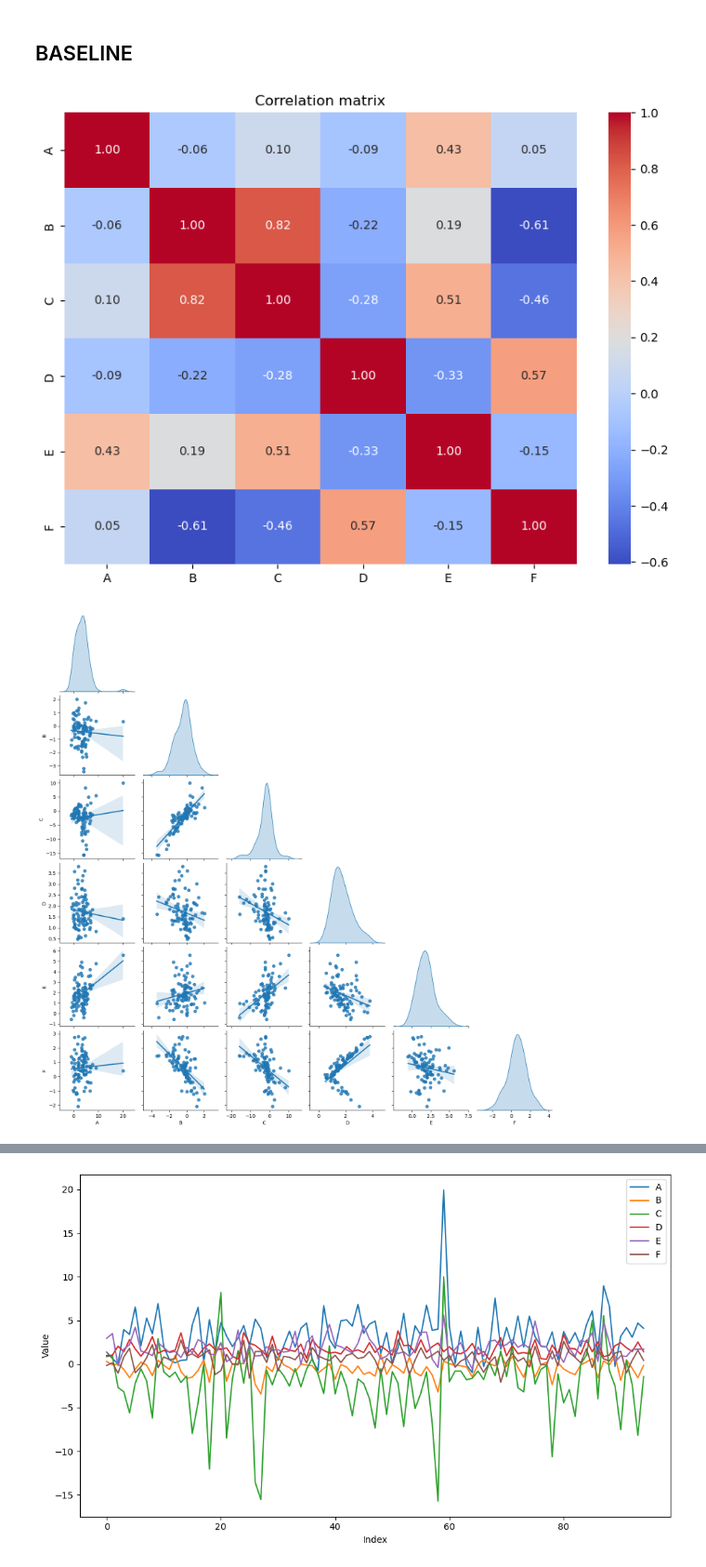
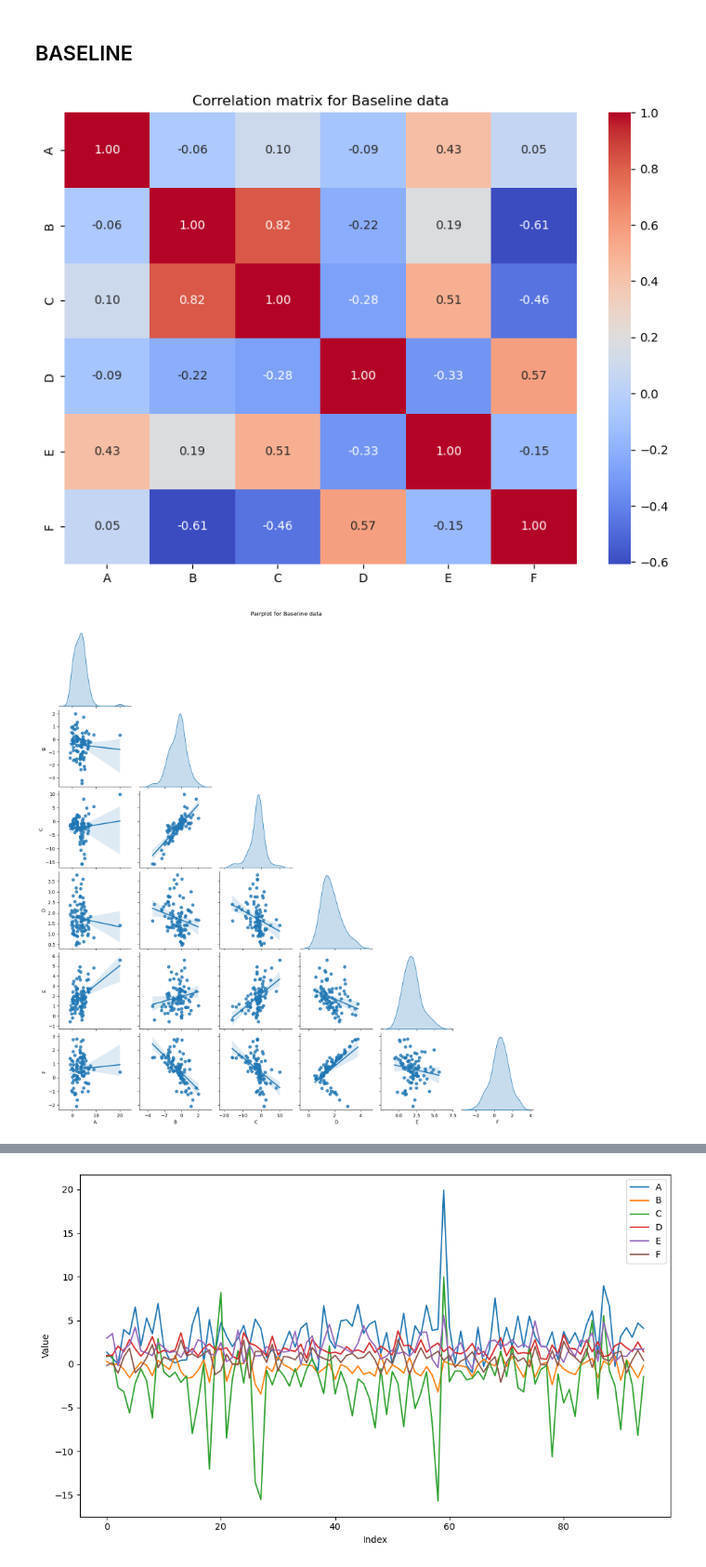
Before and after one commit to claralb2002/Active-Machine-Learning-Assignments, a Jupyter notebook: miniproject3/experiment.ipynb, the cells around one changed output, grey strips where cells are left out. Shown at 93% size. Cells and saved outputs as stored; diff of their text form; code cells hidden in the pictures.

Commit message:
adds experimentation on data

```diff
--- a/miniproject3/experiment.ipynb
+++ b/miniproject3/experiment.ipynb
@@ -67,7 +67,7 @@ def plotData(df, *, close_existing=True):
     plt.tight_layout()
     plt.show()
 
-def plotCorrelation(df, *, close_existing=True):
+def plotCorrelation(df, *, close_existing=True, title=''):
     if close_existing:
         plt.close('all')
 
@@ -80,11 +80,12 @@ def plotCorrelation(df, *, close_existing=True):
     corr = df[num_cols].corr()
     fig_hm, ax_hm = plt.subplots(figsize=(8, 6))
     sns.heatmap(corr, annot=True, fmt=".2f", cmap="coolwarm", ax=ax_hm)
-    ax_hm.set_title("Correlation matrix")
+    ax_hm.set_title(f"Correlation matrix for {title}")
     fig_hm.tight_layout()
 
     # --- 2. Pair-plot with regression lines ---------------------------------
-    sns.pairplot(df[num_cols], kind="reg", diag_kind="kde", corner=True)
+    pairplot = sns.pairplot(df[num_cols], kind="reg", diag_kind="kde", corner=True)
+    pairplot.fig.suptitle(f'Pairplot for {title}', y=1.02)
 
     # --- 3. QQ plots for each column vs. Normal -----------------------------
     n = len(num_cols)
@@ -104,7 +105,7 @@ def plotCorrelation(df, *, close_existing=True):
         r, c = divmod(j, n_cols)
         fig_qq.delaxes(axes[r][c])
 
-    fig_qq.suptitle("QQ plots vs. Normal distribution", y=1.02)
+    fig_qq.suptitle(f"QQ plots vs. Normal distribution for {title}", y=1.02)
     fig_qq.tight_layout()
 
     # --- Show everything ----------------------------------------------------
@@ -114,7 +115,7 @@ def plotCorrelation(df, *, close_existing=True):
 # %%
 baseline = read('data_1901.csv')
 
-plotCorrelation(baseline)
+plotCorrelation(baseline, title='Baseline data')
 # %% [output]
-[figure, old version]
+[figure, new version]
-[figure, old version]
+[figure, new version]
```
Also changed, not shown: parts of 11 cells of this notebook.
